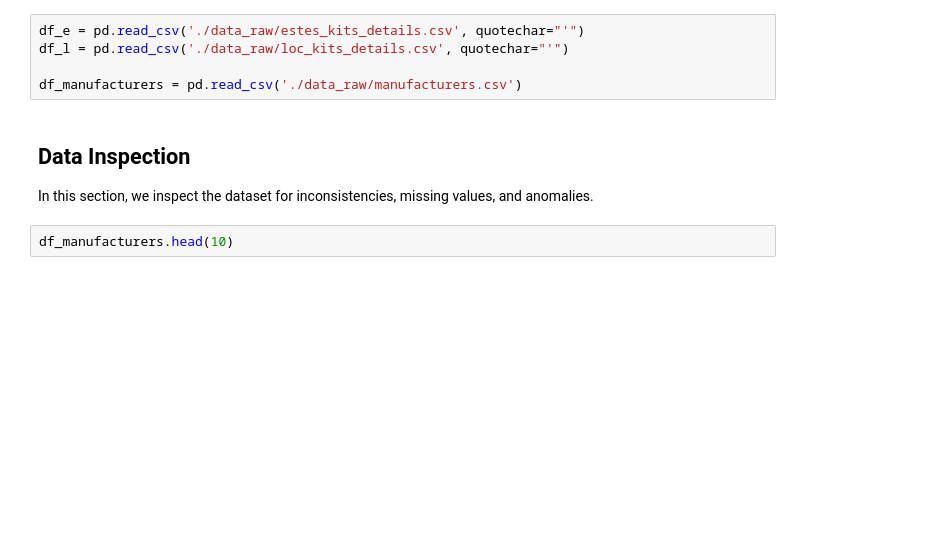
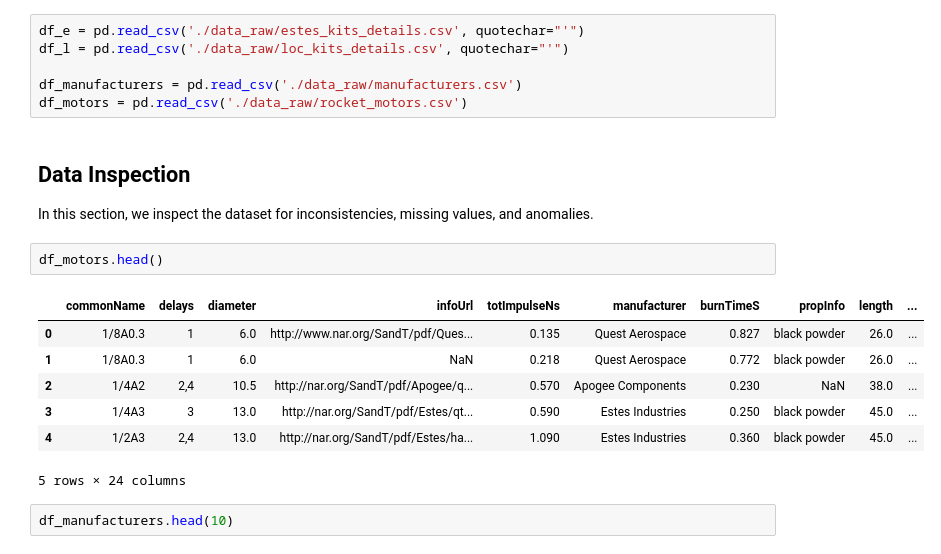
Before and after one commit to rlhatcher/ronaldhatcherblog, a Jupyter notebook: notebooks/data_clean.ipynb, the cells around one changed output. Cells and saved outputs as stored; diff of their text form; blank space fills up the shorter version.

```diff
--- a/notebooks/data_clean.ipynb
+++ b/notebooks/data_clean.ipynb
@@ -39,10 +39,21 @@ df_e = pd.read_csv('./data_raw/estes_kits_details.csv', quotechar="'")
 df_l = pd.read_csv('./data_raw/loc_kits_details.csv', quotechar="'")
 
 df_manufacturers = pd.read_csv('./data_raw/manufacturers.csv')
+df_motors = pd.read_csv('./data_raw/rocket_motors.csv')
 # %% [markdown]
 ## Data Inspection
 
 In this section, we inspect the dataset for inconsistencies, missing values, and anomalies.
+# %%
+df_motors.head()
+# %% [output]
+|  | commonName | delays | diameter | infoUrl | totImpulseNs | manufacturer | burnTimeS | propInfo | length | ... |
+| 0 | 1/8A0.3 | 1 | 6.0 | http://www.nar.org/SandT/pdf/Ques... | 0.135 | Quest Aerospace | 0.827 | black powder | 26.0 | ... |
+| 1 | 1/8A0.3 | 1 | 6.0 | NaN | 0.218 | Quest Aerospace | 0.772 | black powder | 26.0 | ... |
+| 2 | 1/4A2 | 2,4 | 10.5 | http://nar.org/SandT/pdf/Apogee/q... | 0.570 | Apogee Components | 0.230 | NaN | 38.0 | ... |
+| 3 | 1/4A3 | 3 | 13.0 | http://nar.org/SandT/pdf/Estes/qt... | 0.590 | Estes Industries | 0.250 | black powder | 45.0 | ... |
+| 4 | 1/2A3 | 2,4 | 13.0 | http://nar.org/SandT/pdf/Estes/ha... | 1.090 | Estes Industries | 0.360 | black powder | 45.0 | ... |
+5 rows × 24 columns
 # %%
 df_manufacturers.head(10)
 # %% [output]
```
Also changed, not shown: parts of 3 cells of this notebook, 1 other file.
